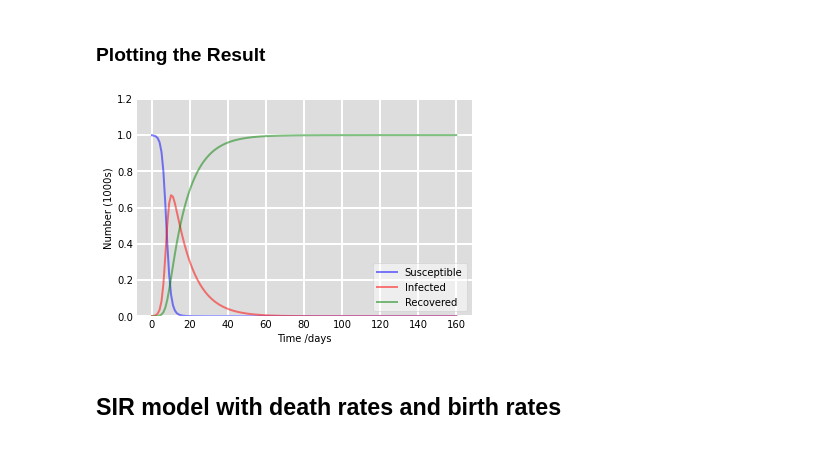
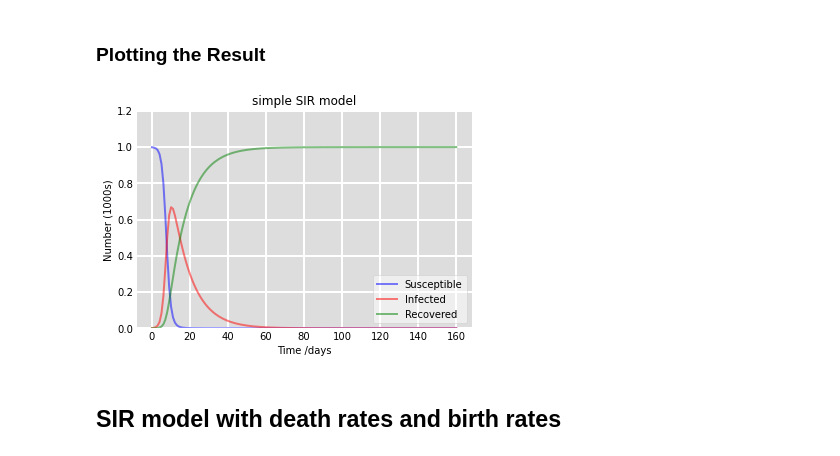
Before and after one commit to mjemons/IDD_TB, a Jupyter notebook: scripts/simulation.ipynb, the cells around one changed output. Drawn from its saved outputs; the diff is of its cells as text; code cells hidden in the pictures.

```diff
--- a/scripts/simulation.ipynb
+++ b/scripts/simulation.ipynb
@@ -52,22 +62,23 @@ S1, I1, R1 = sol.T
 # %%
 #plot
 fig = plt.figure(facecolor='w')
 ax = fig.add_subplot(111, facecolor='#dddddd', axisbelow=True)
 ax.plot(t, S1/1000, 'b', alpha=0.5, lw=2, label='Susceptible')
 ax.plot(t, I1/1000, 'r', alpha=0.5, lw=2, label='Infected')
 ax.plot(t, R1/1000, 'g', alpha=0.5, lw=2, label='Recovered')
 ax.set_xlabel('Time /days')
 ax.set_ylabel('Number (1000s)')
 ax.set_ylim(0,1.2)
 ax.yaxis.set_tick_params(length=0)
 ax.xaxis.set_tick_params(length=0)
 ax.grid(b=True, which='major', c='w', lw=2, ls='-')
 legend = ax.legend()
 legend.get_frame().set_alpha(0.5)
 for spine in ('top', 'right', 'bottom', 'left'):
     ax.spines[spine].set_visible(False)
+plt.title('simple SIR model')
 plt.show()
 # %% [output]
-[figure, old version]
+[figure, new version]
 # %% [markdown]
 ## SIR model with death rates and birth rates
```
Also changed, not shown: parts of 5 cells of this notebook.
